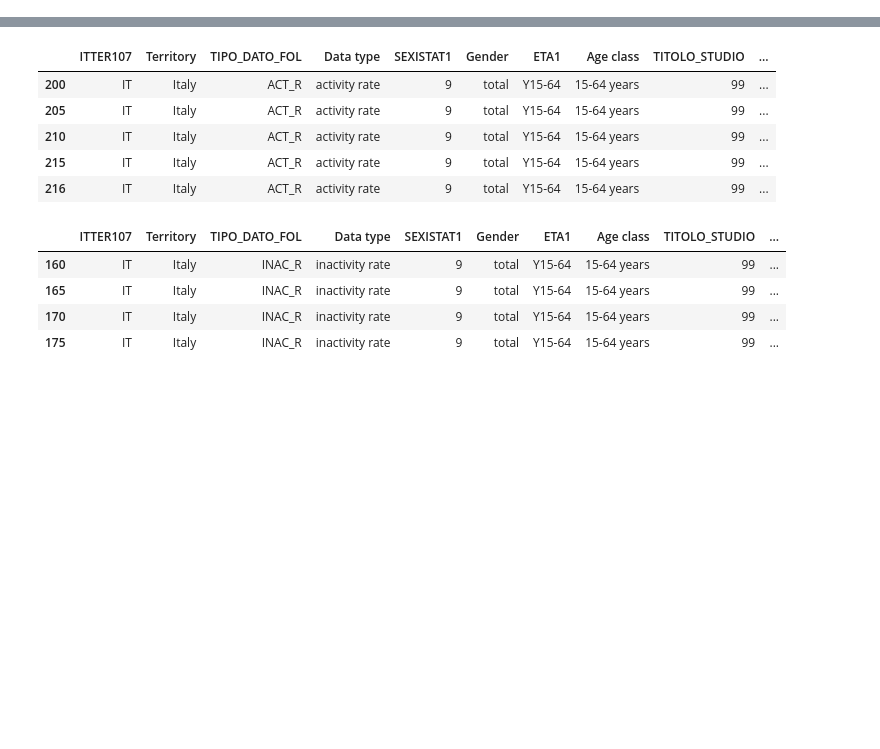
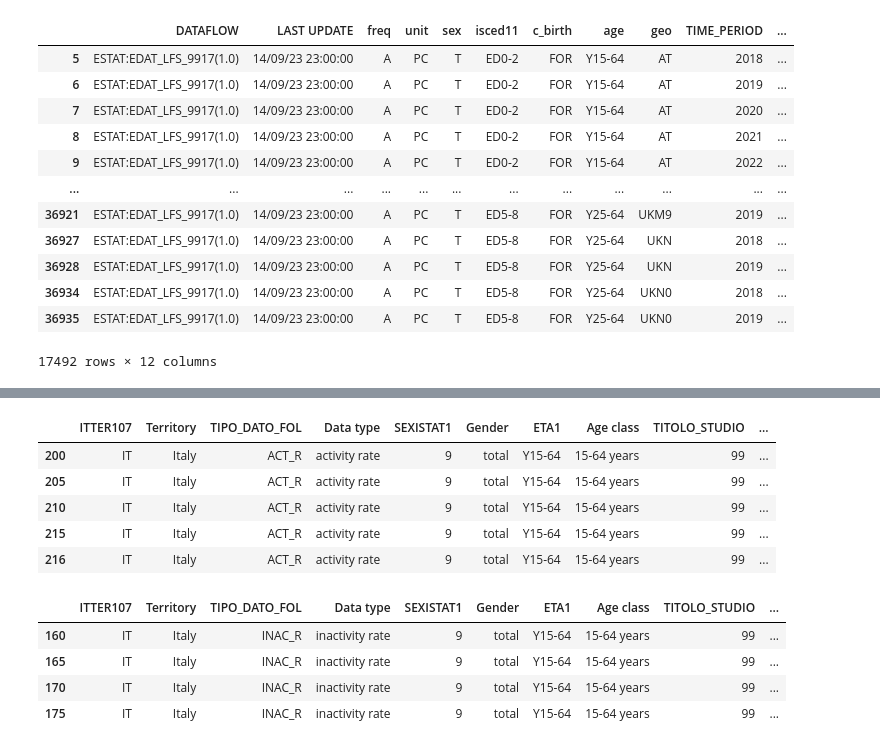
Before and after one commit to openaccesstoimmigrants/EmpowerItaly, a Jupyter notebook: scripts/other visualizations.ipynb, the cells around one changed output, grey strips where cells are left out. Saved outputs shown, nothing was run; the diff lists cells and outputs as text; code cells hidden in the pictures; blank space fills up the shorter version.

```diff
--- a/scripts/other visualizations.ipynb
+++ b/scripts/other visualizations.ipynb
@@ -59,6 +58,6 @@ Requirement already satisfied: six in c:\users\user\anaconda3\lib\site-packages
 # %%
 ed1 = (pd.read_csv("../_datasets/EUROSTAT_Population by educational attainment level, sex, age, country of birth and NUTS 2 regions (%).CSV", sep=","))
-ed2 = (pd.read_csv("../_datasets/ISTAT_Foreigners_Education_Level[2018-2022].csv", sep=","))
+ed2 = (pd.read_csv("../_datasets/edat_lfs_9917__custom_8389265_linear.csv", sep=","))
 # %%
 def keep_equal(dataframe, column_name, value_to_keep):
     selected_rows = dataframe[dataframe[column_name].str.startswith(value_to_keep)]
@@ -69,5 +68,20 @@ ed1 = keep_equal(ed1, 'geo', 'IT')
 # %%
 # Select DataFrame rows between two dates
-mask = (ed1['TIME_PERIOD'] >= 2018) & (ed1['TIME_PERIOD'] <= 2022)
-ed1_foreigners = ed1.loc[mask]
+mask = (ed2['TIME_PERIOD'] >= 2018) & (ed2['TIME_PERIOD'] <= 2022)
+ed_foreigners = ed2.loc[mask]
+ed_foreigners
+# %% [output]
+|  | DATAFLOW | LAST UPDATE | freq | unit | sex | isced11 | c_birth | age | geo | TIME_PERIOD | ... |
+| 5 | ESTAT:EDAT_LFS_9917(1.0) | 14/09/23 23:00:00 | A | PC | T | ED0-2 | FOR | Y15-64 | AT | 2018 | ... |
+| 6 | ESTAT:EDAT_LFS_9917(1.0) | 14/09/23 23:00:00 | A | PC | T | ED0-2 | FOR | Y15-64 | AT | 2019 | ... |
+| 7 | ESTAT:EDAT_LFS_9917(1.0) | 14/09/23 23:00:00 | A | PC | T | ED0-2 | FOR | Y15-64 | AT | 2020 | ... |
+| 8 | ESTAT:EDAT_LFS_9917(1.0) | 14/09/23 23:00:00 | A | PC | T | ED0-2 | FOR | Y15-64 | AT | 2021 | ... |
+| 9 | ESTAT:EDAT_LFS_9917(1.0) | 14/09/23 23:00:00 | A | PC | T | ED0-2 | FOR | Y15-64 | AT | 2022 | ... |
+| ... | ... | ... | ... | ... | ... | ... | ... | ... | ... | ... | ... |
+| 36921 | ESTAT:EDAT_LFS_9917(1.0) | 14/09/23 23:00:00 | A | PC | T | ED5-8 | FOR | Y25-64 | UKM9 | 2019 | ... |
+| 36927 | ESTAT:EDAT_LFS_9917(1.0) | 14/09/23 23:00:00 | A | PC | T | ED5-8 | FOR | Y25-64 | UKN | 2018 | ... |
+| 36928 | ESTAT:EDAT_LFS_9917(1.0) | 14/09/23 23:00:00 | A | PC | T | ED5-8 | FOR | Y25-64 | UKN | 2019 | ... |
+| 36934 | ESTAT:EDAT_LFS_9917(1.0) | 14/09/23 23:00:00 | A | PC | T | ED5-8 | FOR | Y25-64 | UKN0 | 2018 | ... |
+| 36935 | ESTAT:EDAT_LFS_9917(1.0) | 14/09/23 23:00:00 | A | PC | T | ED5-8 | FOR | Y25-64 | UKN0 | 2019 | ... |
+17492 rows × 12 columns
 # %%
```
Also changed, not shown: parts of 12 cells of this notebook, 4 other files.
